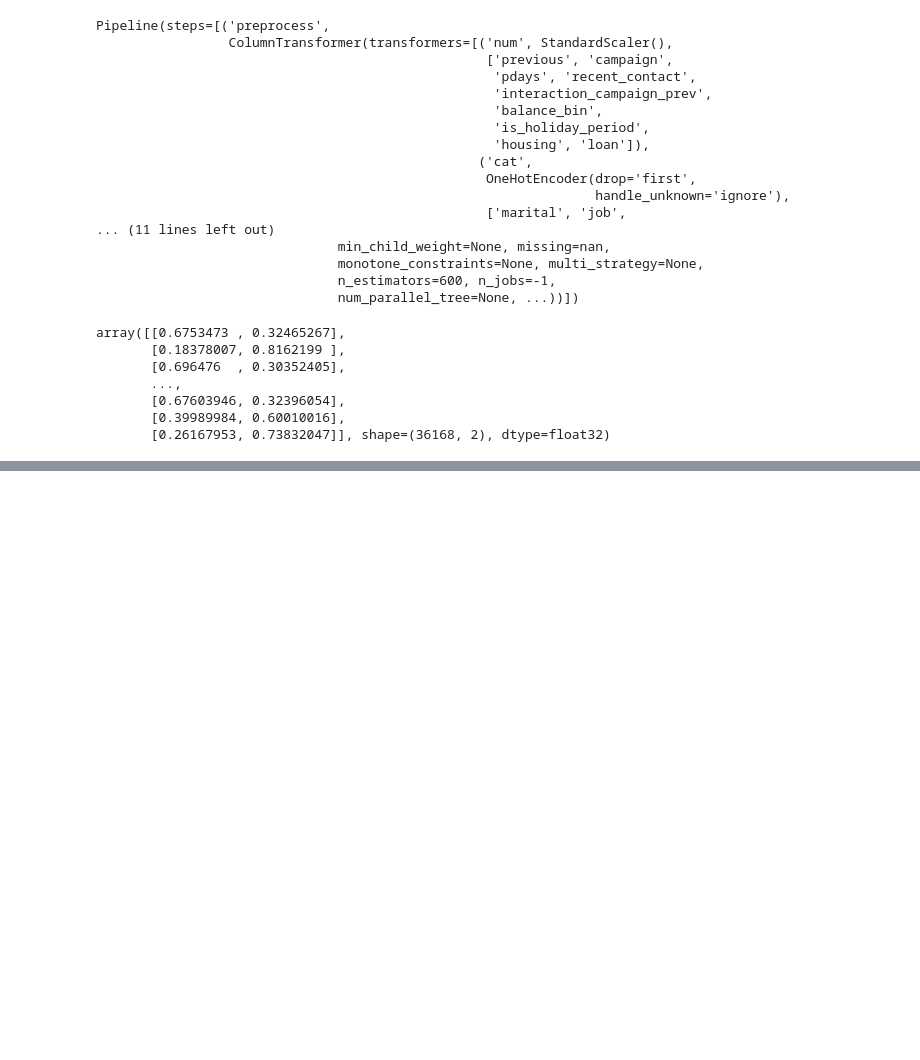
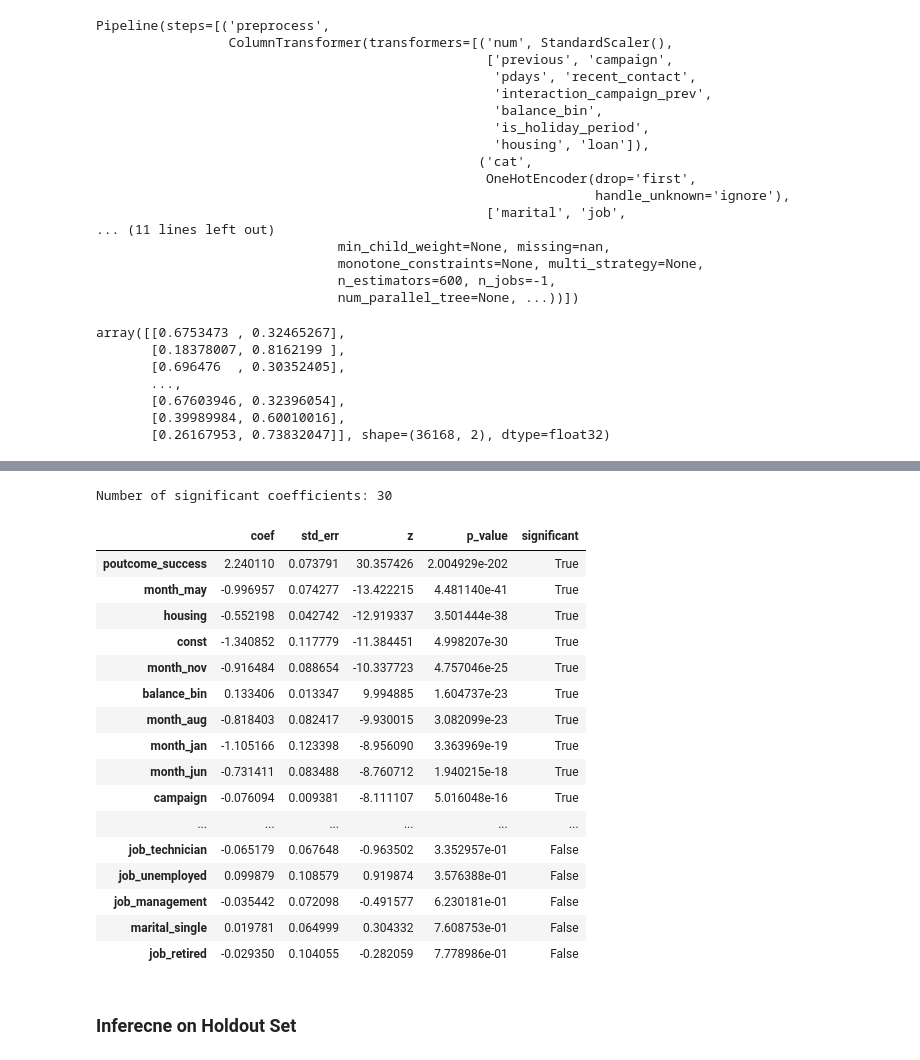
Before and after one commit to ohm1129/MSE_226_FP, a Jupyter notebook: models/bank-marketing-project.ipynb, the cells around one changed output, grey strips where cells are left out. Cells and saved outputs as stored; diff of their text form; code cells hidden in the pictures; blank space fills up the shorter version.

```diff
--- a/models/bank-marketing-project.ipynb
+++ b/models/bank-marketing-project.ipynb
@@ -1314,0 +1519,39 @@ array([[0.6753473 , 0.32465267],
+# %%
+# ============================================================
+# Significant coefficients on training set
+# ============================================================
+alpha = 0.05
+
+summary_df = pd.DataFrame({
+    "coef": logit_result.params,
+    "std_err": logit_result.bse,
+    "z": logit_result.tvalues,
+    "p_value": logit_result.pvalues
+})
+
+summary_df["significant"] = summary_df["p_value"] < alpha
+
+print("Number of significant coefficients:", summary_df["significant"].sum())
+
+summary_df.sort_values("p_value")
+# %% [output]
+Number of significant coefficients: 30
+|  | coef | std_err | z | p_value | significant |
+| poutcome_success | 2.240110 | 0.073791 | 30.357426 | 2.004929e-202 | True |
+| month_may | -0.996957 | 0.074277 | -13.422215 | 4.481140e-41 | True |
+| housing | -0.552198 | 0.042742 | -12.919337 | 3.501444e-38 | True |
+| const | -1.340852 | 0.117779 | -11.384451 | 4.998207e-30 | True |
+| month_nov | -0.916484 | 0.088654 | -10.337723 | 4.757046e-25 | True |
+| balance_bin | 0.133406 | 0.013347 | 9.994885 | 1.604737e-23 | True |
+| month_aug | -0.818403 | 0.082417 | -9.930015 | 3.082099e-23 | True |
+| month_jan | -1.105166 | 0.123398 | -8.956090 | 3.363969e-19 | True |
+| month_jun | -0.731411 | 0.083488 | -8.760712 | 1.940215e-18 | True |
+| campaign | -0.076094 | 0.009381 | -8.111107 | 5.016048e-16 | True |
+| ... | ... | ... | ... | ... | ... |
+| job_technician | -0.065179 | 0.067648 | -0.963502 | 3.352957e-01 | False |
+| job_unemployed | 0.099879 | 0.108579 | 0.919874 | 3.576388e-01 | False |
+| job_management | -0.035442 | 0.072098 | -0.491577 | 6.230181e-01 | False |
+| marital_single | 0.019781 | 0.064999 | 0.304332 | 7.608753e-01 | False |
+| job_retired | -0.029350 | 0.104055 | -0.282059 | 7.778986e-01 | False |
+# %% [markdown]
+### Inferecne on Holdout Set
```
Also changed, not shown: parts of 13 cells of this notebook.
